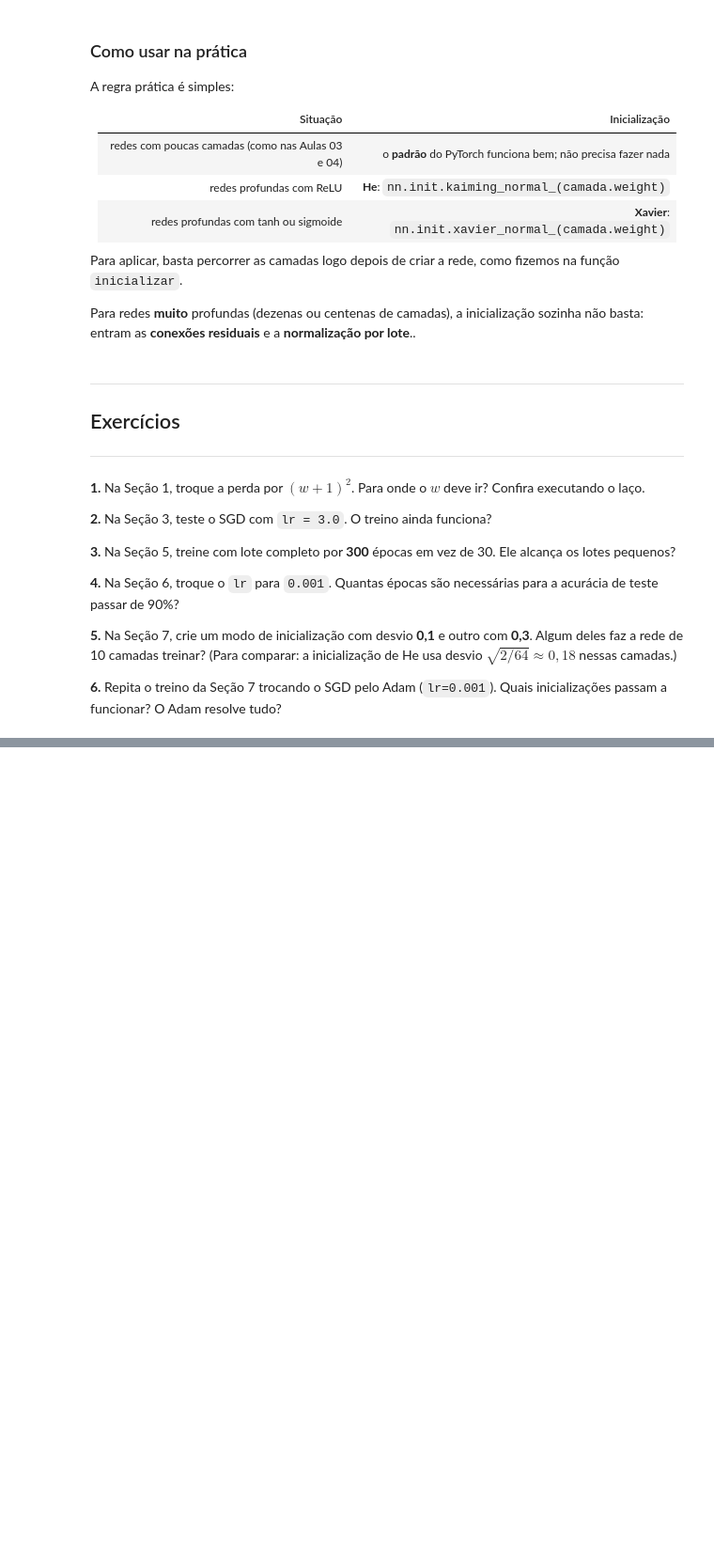
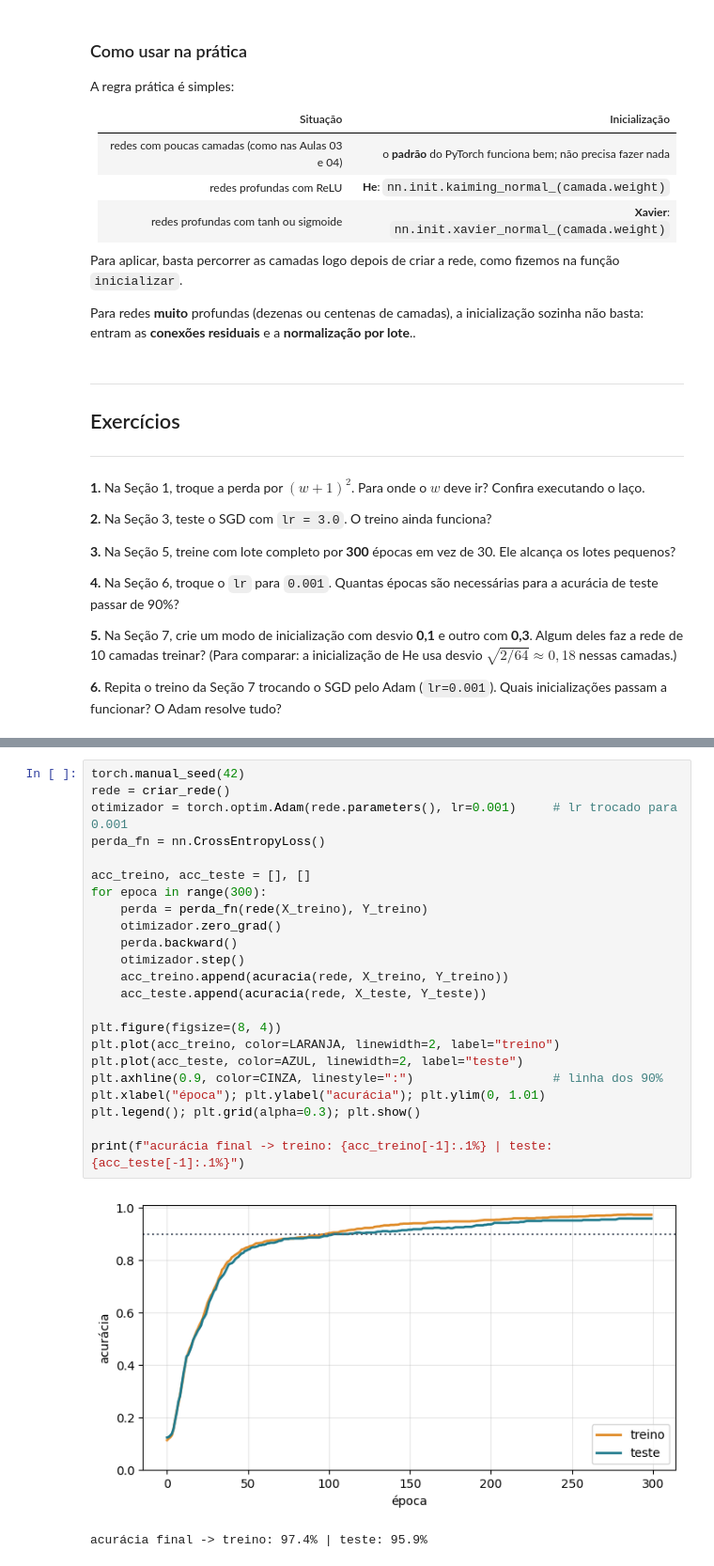
Before and after one commit to eliezermiranda/UFF_Deep_Learning, a Jupyter notebook: 05_Eliezer_Miranda.ipynb, the cells around one changed output, grey strips where cells are left out. Shown at 94% size. Cells and saved outputs as stored; diff of their text form; blank space fills up the shorter version.

```diff
--- a/05_Eliezer_Miranda.ipynb
+++ b/05_Eliezer_Miranda.ipynb
@@ -551,0 +686,26 @@ Para redes **muito** profundas (dezenas ou centenas de camadas), a inicializaç
+# %%
+torch.manual_seed(42)
+rede = criar_rede()
+otimizador = torch.optim.Adam(rede.parameters(), lr=0.001)     # lr trocado para 0.001
+perda_fn = nn.CrossEntropyLoss()
+
+acc_treino, acc_teste = [], []
+for epoca in range(300):
+    perda = perda_fn(rede(X_treino), Y_treino)
+    otimizador.zero_grad()
+    perda.backward()
+    otimizador.step()
+    acc_treino.append(acuracia(rede, X_treino, Y_treino))
+    acc_teste.append(acuracia(rede, X_teste, Y_teste))
+
+plt.figure(figsize=(8, 4))
+plt.plot(acc_treino, color=LARANJA, linewidth=2, label="treino")
+plt.plot(acc_teste, color=AZUL, linewidth=2, label="teste")
+plt.axhline(0.9, color=CINZA, linestyle=":")                   # linha dos 90%
+plt.xlabel("época"); plt.ylabel("acurácia"); plt.ylim(0, 1.01)
+plt.legend(); plt.grid(alpha=0.3); plt.show()
+
+print(f"acurácia final -> treino: {acc_treino[-1]:.1%} | teste: {acc_teste[-1]:.1%}")
+# %% [output]
+[figure, added]
+acurácia final -> treino: 97.4% | teste: 95.9%
```
Also changed, not shown: parts of 21 cells of this notebook.
